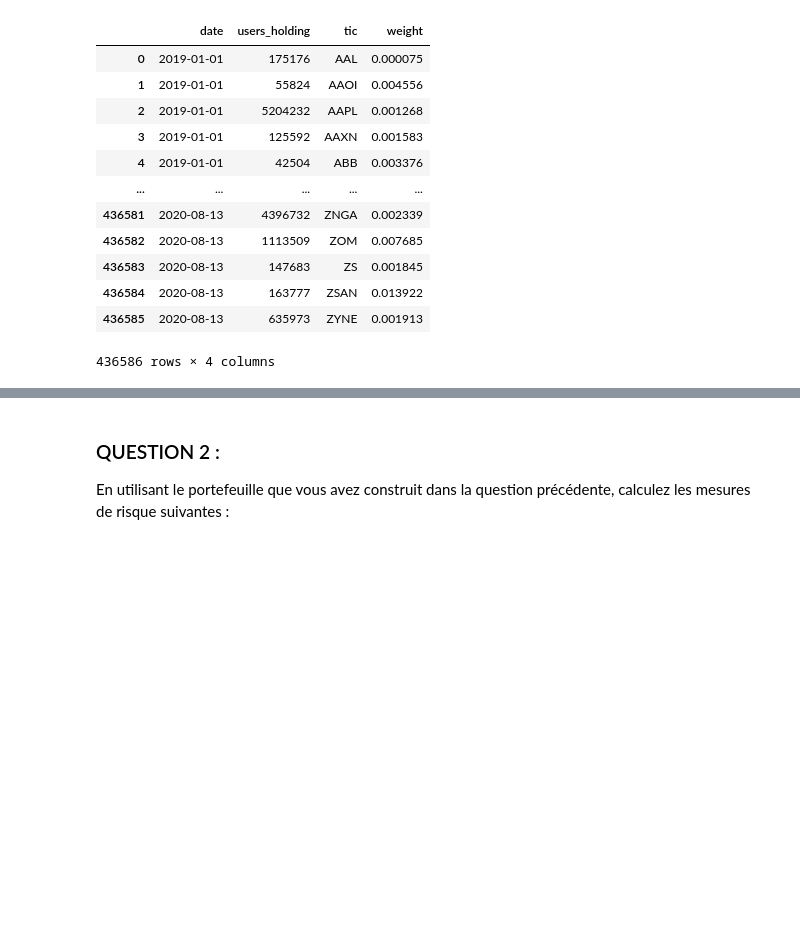
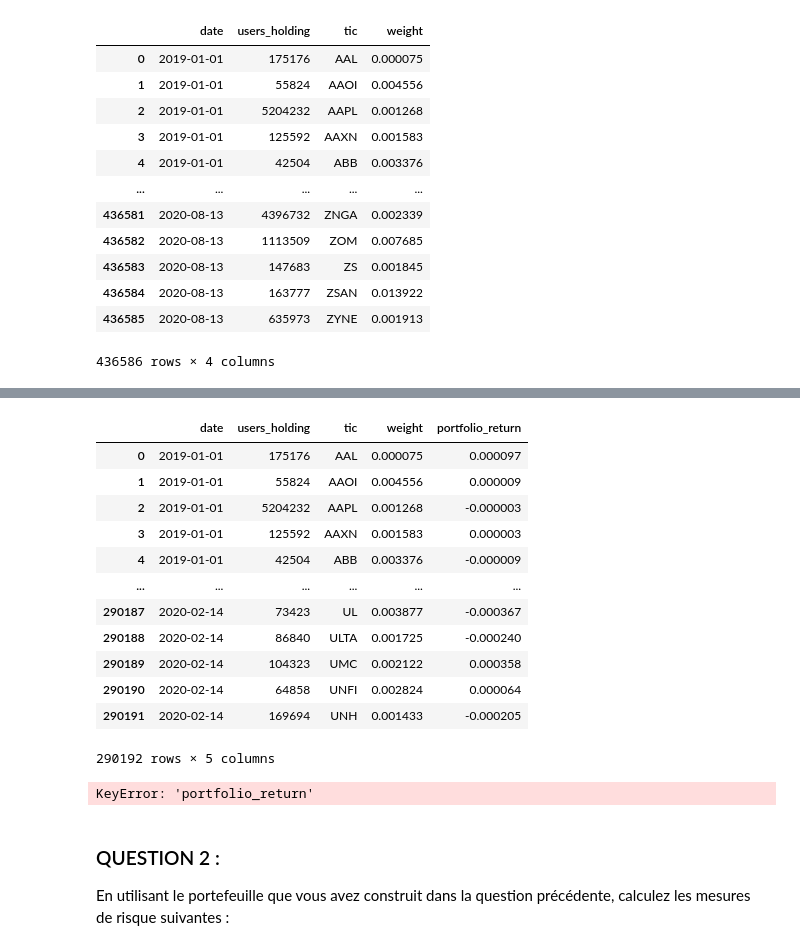
Before and after one commit to ThomasDeConinck/Econometrie-ETUDE-DE-CAS-1-, a Jupyter notebook: ETUDE DE CAS ECONO 1.ipynb, the cells around one changed output, grey strips where cells are left out. Drawn from its saved outputs; the diff is of its cells as text; code cells hidden in the pictures; blank space fills up the shorter version.

```diff
--- a/ETUDE DE CAS ECONO 1.ipynb
+++ b/ETUDE DE CAS ECONO 1.ipynb
@@ -132,10 +133,3 @@ df_crsp
 | 436584 | 2020-08-13 | 163777 | ZSAN | 0.013922 |
 | 436585 | 2020-08-13 | 635973 | ZYNE | 0.001913 |
 436586 rows × 4 columns
-# %%
-
-# Multiplication des poids par les prix des actions pour chaque jour
-df_crsp['weighted_price'] = df_crsp['weight'] * df_crsp['prix']
-
-# Calcul des rendements quotidiens pour chaque portefeuille
-portfolios_returns = df_crsp.groupby('date')['weighted_price'].sum().pct_change()
@@ -143,0 +136,9 @@ KeyError: 'prix'
+# %%
+merged_df = pd.merge(df_crsp, df_stock_data, left_on=['tic', 'date'], right_on=['Ticker', 'DlyCalDt'])
+
+merged_df['portfolio_return'] = merged_df['weight'] * merged_df['DlyRet']
+
+portfolio_returns = merged_df.groupby(['users_holding', 'date'])['portfolio_return'].sum()
+
+df_portfolio_returns = portfolio_returns.to_frame().reset_index()
+print(df_portfolio_returns)
@@ -144,3 +160,62 @@ KeyError: 'prix'
+# %%
+df_crsp = df_crsp.merge(df_portfolio_returns[['portfolio_return']], left_index=True, right_index=True)
+# %%
+df_crsp
+# %% [output]
+|  | date | users_holding | tic | weight | portfolio_return |
+| 0 | 2019-01-01 | 175176 | AAL | 0.000075 | 0.000097 |
+| 1 | 2019-01-01 | 55824 | AAOI | 0.004556 | 0.000009 |
+| 2 | 2019-01-01 | 5204232 | AAPL | 0.001268 | -0.000003 |
+| 3 | 2019-01-01 | 125592 | AAXN | 0.001583 | 0.000003 |
+| 4 | 2019-01-01 | 42504 | ABB | 0.003376 | -0.000009 |
+| ... | ... | ... | ... | ... | ... |
+| 290187 | 2020-02-14 | 73423 | UL | 0.003877 | -0.000367 |
+| 290188 | 2020-02-14 | 86840 | ULTA | 0.001725 | -0.000240 |
+| 290189 | 2020-02-14 | 104323 | UMC | 0.002122 | 0.000358 |
+| 290190 | 2020-02-14 | 64858 | UNFI | 0.002824 | 0.000064 |
+| 290191 | 2020-02-14 | 169694 | UNH | 0.001433 | -0.000205 |
+290192 rows × 5 columns
+# %%
+
+
+# Compute basic statistics of portfolio returns
+portfolio_mean = portfolio_returns['portfolio_return'].mean()
+portfolio_std = portfolio_returns['portfolio_return'].std()
+portfolio_min = portfolio_returns['portfolio_return'].min()
+portfolio_max = portfolio_returns['portfolio_return'].max()
+
+# Compute cumulative returns of portfolio and S&P 500
+portfolio_cum_return = (1 + portfolio_returns['portfolio_return']).cumprod() - 1
+SP500_cum_return = (1 + df_SP500_selected['Change %']).cumprod() - 1
+
+# Plot cumulative returns of portfolio and S&P 500
+plt.plot(portfolio_returns['date'], portfolio_cum_return, label='RH portfolio')
+plt.plot(df_SP500.index, SP500_cum_return, label='S&P 500')
+plt.legend()
+plt.xlabel('Date')
+plt.ylabel('Cumulative return')
+
+# Compute Sharpe ratio of portfolio and S&P 500
+risk_free_rate = 0.02
+portfolio_sharpe = (portfolio_mean - risk_free_rate) / portfolio_std
+SP500_sharpe = (df_SP500['SP500_return'].mean() - risk_free_rate) / df_SP500['SP500_return'].std()
+
+# Print basic statistics and Sharpe ratios of portfolio and S&P 500
+print('RH portfolio statistics:')
+print('Mean: {:.4f}'.format(portfolio_mean))
+print('Standard deviation: {:.4f}'.format(portfolio_std))
+print('Minimum: {:.4f}'.format(portfolio_min))
+print('Maximum: {:.4f}'.format(portfolio_max))
+print('Sharpe ratio: {:.4f}'.format(portfolio_sharpe))
+print()
+print('S&P 500 statistics:')
+print('Mean: {:.4f}'.format(df_SP500['SP500_return'].mean()))
+print('Standard deviation: {:.4f}'.format(df_SP500['SP500_return'].std()))
+print('Minimum: {:.4f}'.format(df_SP500['SP500_return'].min()))
+print('Maximum: {:.4f}'.format(df_SP500['SP500_return'].max()))
+print('Sharpe ratio: {:.4f}'.format(SP500_sharpe))
+# %% [output]
+KeyError: 'portfolio_return'
 # %% [markdown]
 ### QUESTION 2 :
 En utilisant le portefeuille que vous avez construit dans la question précédente, calculez les
```
Also changed, not shown: parts of 3 cells of this notebook.
